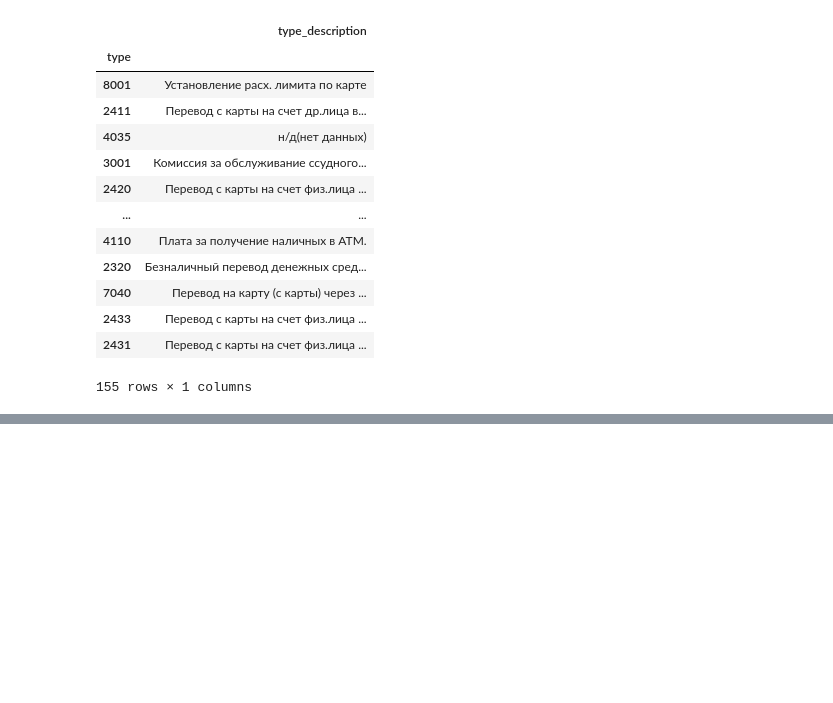
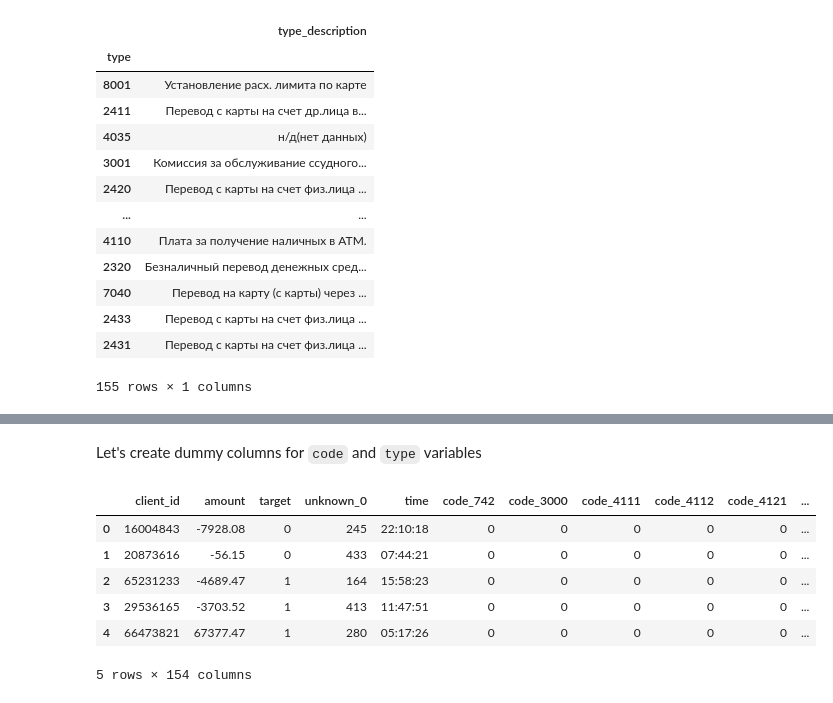
Before and after one commit to alaksiej-karalou/ml-intro-exposit, a Jupyter notebook: solution.ipynb, the cells around one changed output, grey strips where cells are left out. Drawn from its saved outputs; the diff is of its cells as text; code cells hidden in the pictures; blank space fills up the shorter version.

```diff
--- a/solution.ipynb
+++ b/solution.ipynb
@@ -208,0 +213,4 @@ types_data
+# %%
+train_data['code'] = pd.Categorical(train_data['code'])
+train_data['type'] = pd.Categorical(train_data['type'])
+train_data.dtypes
@@ -208,0 +226,16 @@ types_data
+# %% [markdown]
+Let's create dummy columns for `code` and `type` variables
+# %%
+train_data = train_data.join(pd.get_dummies(train_data['code'], prefix = 'code'))
+train_data.drop(['code'], axis = 1, inprlace = True)
+train_data = train_data.join(pd.get_dummies(train_data['type'], prefix = 'type'))
+train_data.drop(['type'], axis = 1, inplace = True)
+train_data.head()
+# %% [output]
+|  | client_id | amount | target | unknown_0 | time | code_742 | code_3000 | code_4111 | code_4112 | code_4121 | ... |
+| 0 | 16004843 | -7928.08 | 0 | 245 | 22:10:18 | 0 | 0 | 0 | 0 | 0 | ... |
+| 1 | 20873616 | -56.15 | 0 | 433 | 07:44:21 | 0 | 0 | 0 | 0 | 0 | ... |
+| 2 | 65231233 | -4689.47 | 1 | 164 | 15:58:23 | 0 | 0 | 0 | 0 | 0 | ... |
+| 3 | 29536165 | -3703.52 | 1 | 413 | 11:47:51 | 0 | 0 | 0 | 0 | 0 | ... |
+| 4 | 66473821 | 67377.47 | 1 | 280 | 05:17:26 | 0 | 0 | 0 | 0 | 0 | ... |
+5 rows × 154 columns
```
Also changed, not shown: parts of 3 cells of this notebook, 2 other files.
